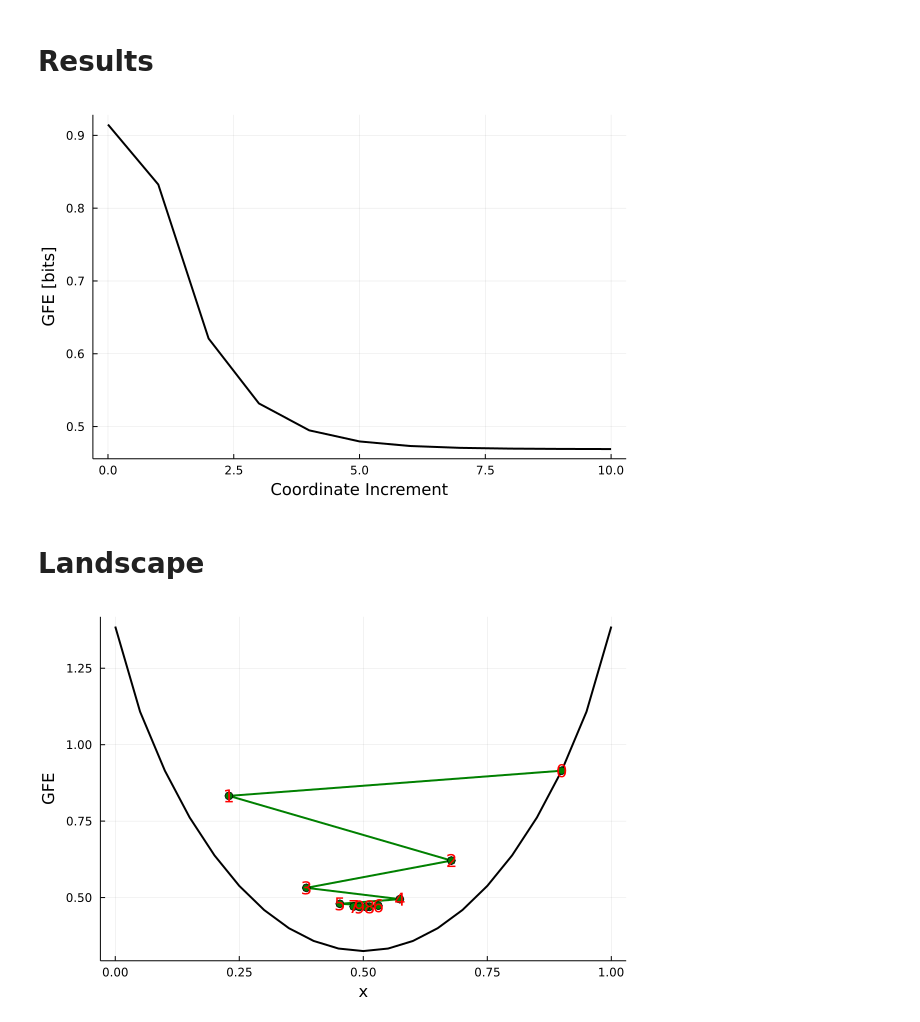
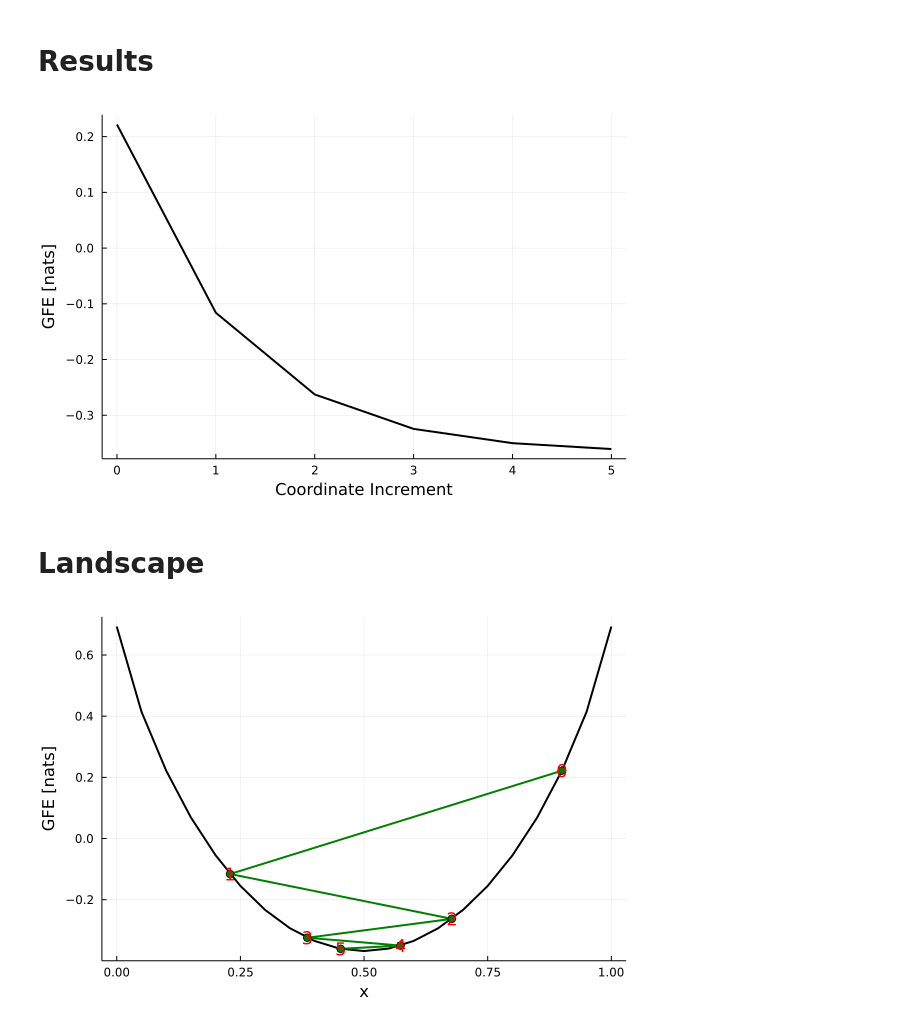
Before and after one commit to biaslab/LAIF, a Jupyter notebook: src/FLSimulations/minimal_planning.ipynb, the cells around one changed output. Cells and saved outputs as stored; diff of their text form; code cells hidden in the pictures.

```diff
--- a/src/FLSimulations/minimal_planning.ipynb
+++ b/src/FLSimulations/minimal_planning.ipynb
@@ -32,7 +50,7 @@ eval(Meta.parse(code))
 # %% [markdown]
 # Results
 # %%
-n_its = 10
+n_its = 5
 G = zeros(n_its)
 p_0 = 0.9 # Initial coordinate
 p = Vector{Float64}(undef, n_its) # Coordinates
@@ -48,13 +66,11 @@ for k=1:n_its
     p[k] = marginals[:x].params[:p][1]
     G[k] = freeEnergy(data, marginals)
 end
-
-G = G./log(2) # Convert to bits
 ;
 # %%
-plot(0:n_its, [G_0; G], color=:black, grid=true, linewidth=2, legend=false, xlabel="Coordinate Increment", ylabel="GFE [bits]")
+plot(0:n_its, [G_0; G], color=:black, grid=true, linewidth=2, legend=false, xlabel="Coordinate Increment", ylabel="GFE [nats]")
 # %% [output]
-[figure, old version]
+[figure, new version]
 # %% [markdown]
 # Landscape
 # %%
@@ -72,17 +86,17 @@ end
 # %%
 plt = plot(xs,
            Gs,
            dpi=100,
            xlabel="x",
-           ylabel="GFE", color=:black, linewidth=2)
+           ylabel="GFE [nats]", color=:black, linewidth=2)
 
 plot!([p_0; p], [G_0; G], color=:green, marker=:o, linewidth=2, legend=false)
 
-for k=1:n_its
+for k=1:n_its+1
     ann = ([p_0; p][k], [G_0; G][k], text(k-1, 12, :red, :center))
     annotate!(ann, linecolor=:red)
 end
 
-plt # Why are these not on the curve?
+plt
 # %% [output]
-[figure, old version]
+[figure, new version]
```
Also changed, not shown: parts of 4 cells of this notebook, 1 other file.
